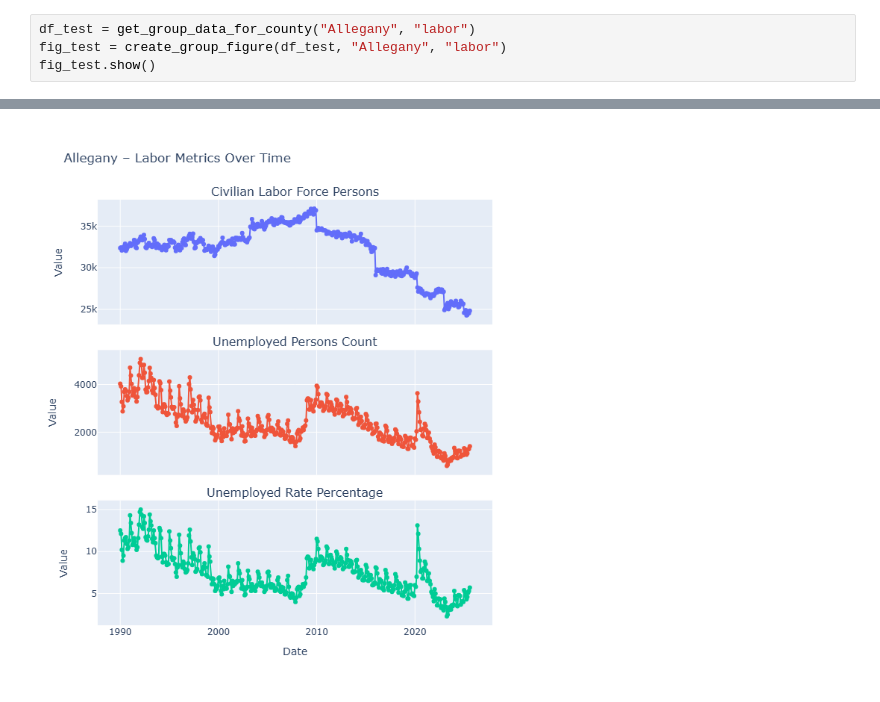
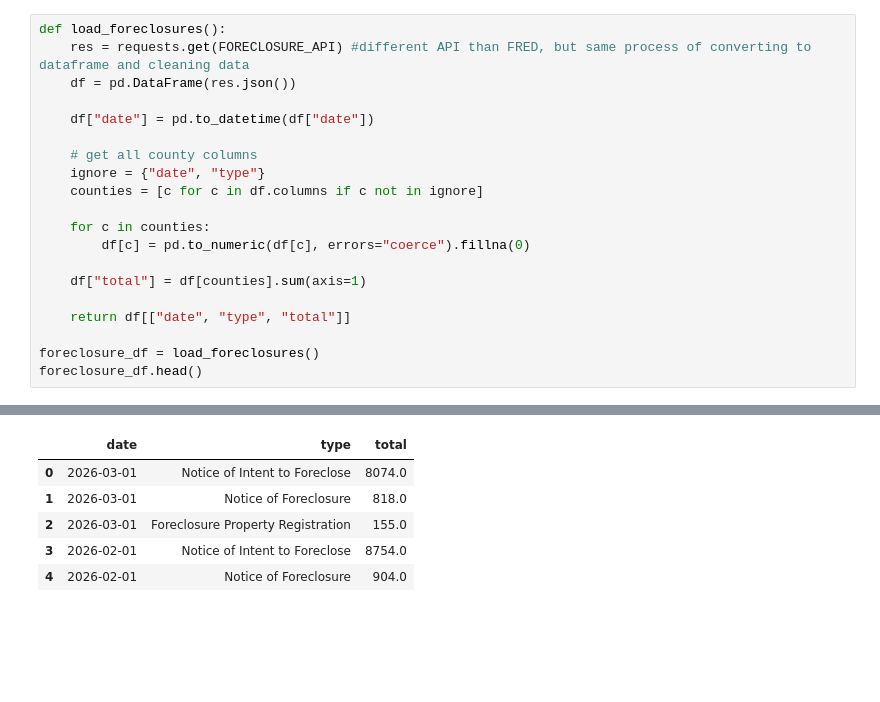
Before and after one commit to Will8258/temporaryINST490, a Jupyter notebook: Local/maryland_econ_dashboard/Generate_Plotly_Graphs.ipynb, the cells around one changed output, grey strips where cells are left out. Drawn from its saved outputs; the diff is of its cells as text; blank space fills up the shorter version.

```diff
--- a/Local/maryland_econ_dashboard/Generate_Plotly_Graphs.ipynb
+++ b/Local/maryland_econ_dashboard/Generate_Plotly_Graphs.ipynb
@@ -154,5 +73,21 @@ def create_group_figure(df: pd.DataFrame, county_name: str, group_name: str):
 # %%
-df_test = get_group_data_for_county("Allegany", "labor")
-fig_test = create_group_figure(df_test, "Allegany", "labor")
-fig_test.show()
+def load_foreclosures():
+    res = requests.get(FORECLOSURE_API) #different API than FRED, but same process of converting to dataframe and cleaning data
+    df = pd.DataFrame(res.json())
+
+    df["date"] = pd.to_datetime(df["date"])
+
+    # get all county columns
+    ignore = {"date", "type"}
+    counties = [c for c in df.columns if c not in ignore]
+
+    for c in counties:
+        df[c] = pd.to_numeric(df[c], errors="coerce").fillna(0)
+
+    df["total"] = df[counties].sum(axis=1)
+
+    return df[["date", "type", "total"]]
+
+foreclosure_df = load_foreclosures()
+foreclosure_df.head()
 # %% [output]
@@ -160,2 +94,7 @@ fig_test.show()
-[figure, removed]
+|  | date | type | total |
+| 0 | 2026-03-01 | Notice of Intent to Foreclose | 8074.0 |
+| 1 | 2026-03-01 | Notice of Foreclosure | 818.0 |
+| 2 | 2026-03-01 | Foreclosure Property Registration | 155.0 |
+| 3 | 2026-02-01 | Notice of Intent to Foreclose | 8754.0 |
+| 4 | 2026-02-01 | Notice of Foreclosure | 904.0 |
 # %%
```
Also changed, not shown: parts of 8 cells of this notebook.
